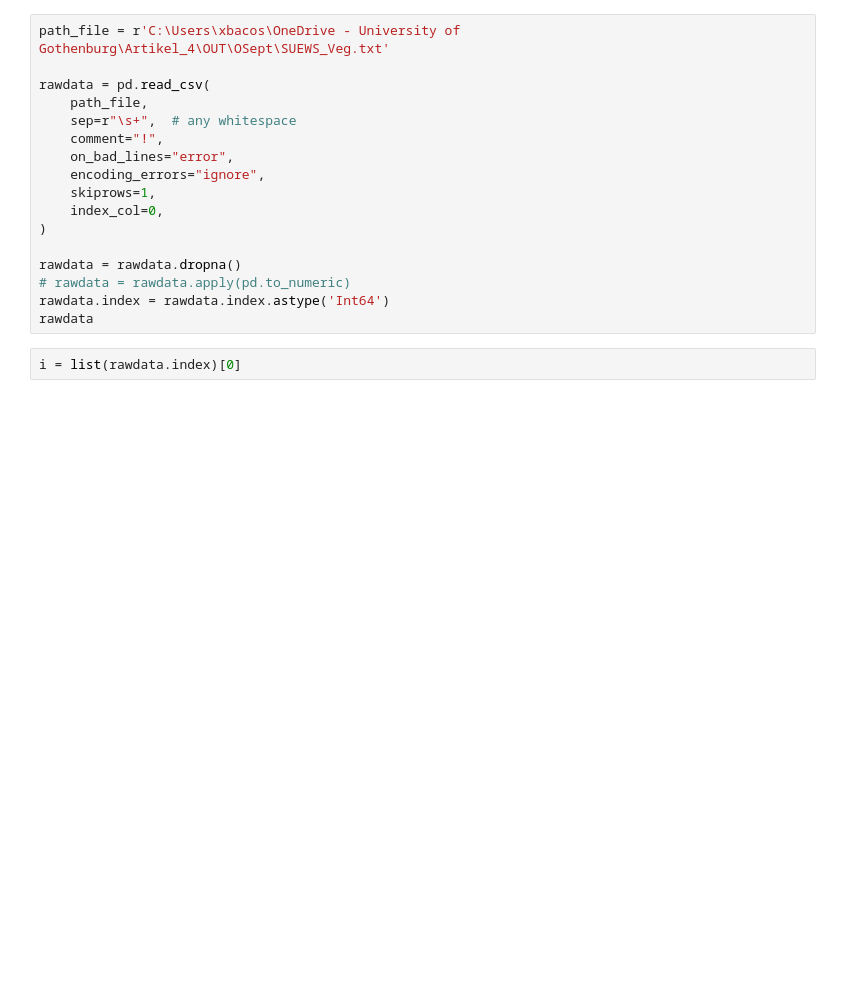
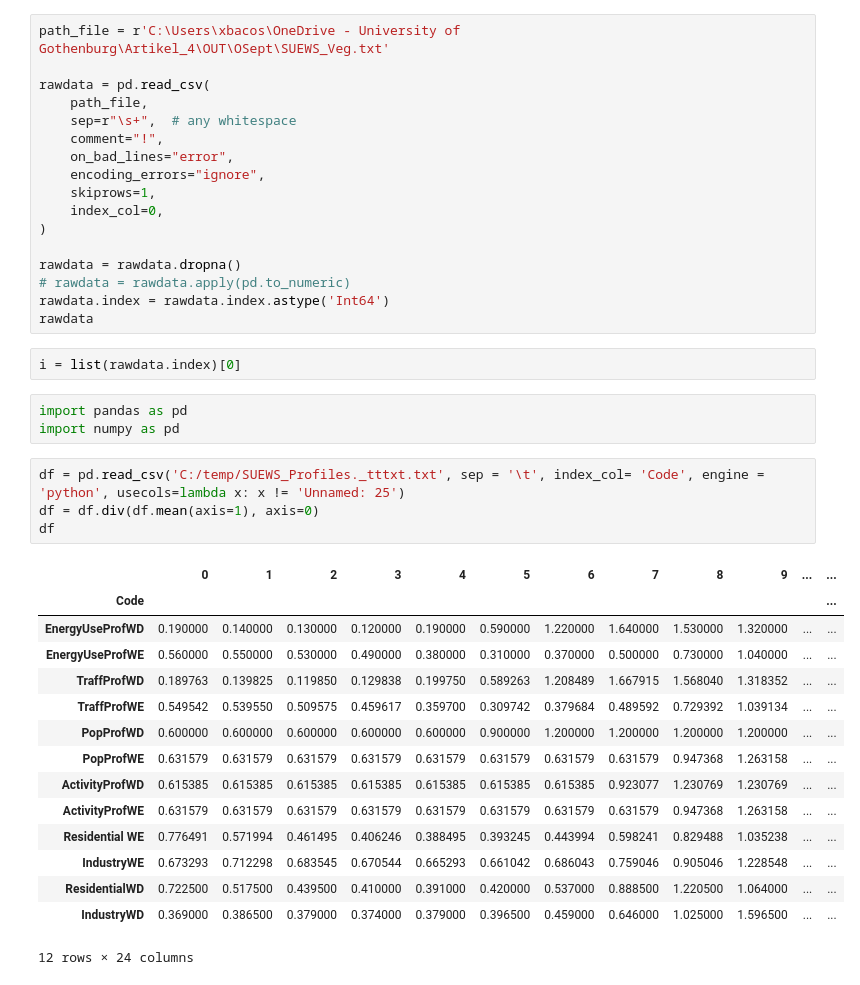
Before and after one commit to gusbacos/suews_prepare_database, a Jupyter notebook: test_database_save.ipynb, the cells around one changed output. Saved outputs shown, nothing was run; the diff lists cells and outputs as text; blank space fills up the shorter version.

```diff
--- a/test_database_save.ipynb
+++ b/test_database_save.ipynb
@@ -638,3 +638,26 @@ rawdata.index = rawdata.index.astype('Int64')
 rawdata
 # %%
 i = list(rawdata.index)[0]
+# %%
+import pandas as pd
+import numpy as pd
+# %%
+df = pd.read_csv('C:/temp/SUEWS_Profiles._tttxt.txt', sep = '\t', index_col= 'Code', engine = 'python', usecols=lambda x: x != 'Unnamed: 25')
+df = df.div(df.mean(axis=1), axis=0)
+df
+# %% [output]
+|  | 0 | 1 | 2 | 3 | 4 | 5 | 6 | 7 | 8 | 9 | ... | ... |
+| Code |  |  |  |  |  |  |  |  |  |  |  | ... |
+| EnergyUseProfWD | 0.190000 | 0.140000 | 0.130000 | 0.120000 | 0.190000 | 0.590000 | 1.220000 | 1.640000 | 1.530000 | 1.320000 | ... | ... |
+| EnergyUseProfWE | 0.560000 | 0.550000 | 0.530000 | 0.490000 | 0.380000 | 0.310000 | 0.370000 | 0.500000 | 0.730000 | 1.040000 | ... | ... |
+| TraffProfWD | 0.189763 | 0.139825 | 0.119850 | 0.129838 | 0.199750 | 0.589263 | 1.208489 | 1.667915 | 1.568040 | 1.318352 | ... | ... |
+| TraffProfWE | 0.549542 | 0.539550 | 0.509575 | 0.459617 | 0.359700 | 0.309742 | 0.379684 | 0.489592 | 0.729392 | 1.039134 | ... | ... |
+| PopProfWD | 0.600000 | 0.600000 | 0.600000 | 0.600000 | 0.600000 | 0.900000 | 1.200000 | 1.200000 | 1.200000 | 1.200000 | ... | ... |
+| PopProfWE | 0.631579 | 0.631579 | 0.631579 | 0.631579 | 0.631579 | 0.631579 | 0.631579 | 0.631579 | 0.947368 | 1.263158 | ... | ... |
+| ActivityProfWD | 0.615385 | 0.615385 | 0.615385 | 0.615385 | 0.615385 | 0.615385 | 0.615385 | 0.923077 | 1.230769 | 1.230769 | ... | ... |
+| ActivityProfWE | 0.631579 | 0.631579 | 0.631579 | 0.631579 | 0.631579 | 0.631579 | 0.631579 | 0.631579 | 0.947368 | 1.263158 | ... | ... |
+| Residential WE | 0.776491 | 0.571994 | 0.461495 | 0.406246 | 0.388495 | 0.393245 | 0.443994 | 0.598241 | 0.829488 | 1.035238 | ... | ... |
+| IndustryWE | 0.673293 | 0.712298 | 0.683545 | 0.670544 | 0.665293 | 0.661042 | 0.686043 | 0.759046 | 0.905046 | 1.228548 | ... | ... |
+| ResidentialWD | 0.722500 | 0.517500 | 0.439500 | 0.410000 | 0.391000 | 0.420000 | 0.537000 | 0.888500 | 1.220500 | 1.064000 | ... | ... |
+| IndustryWD | 0.369000 | 0.386500 | 0.379000 | 0.374000 | 0.379000 | 0.396500 | 0.459000 | 0.646000 | 1.025000 | 1.596500 | ... | ... |
+12 rows × 24 columns
```
Also changed, not shown: parts of 4 cells of this notebook, 3 other files.
